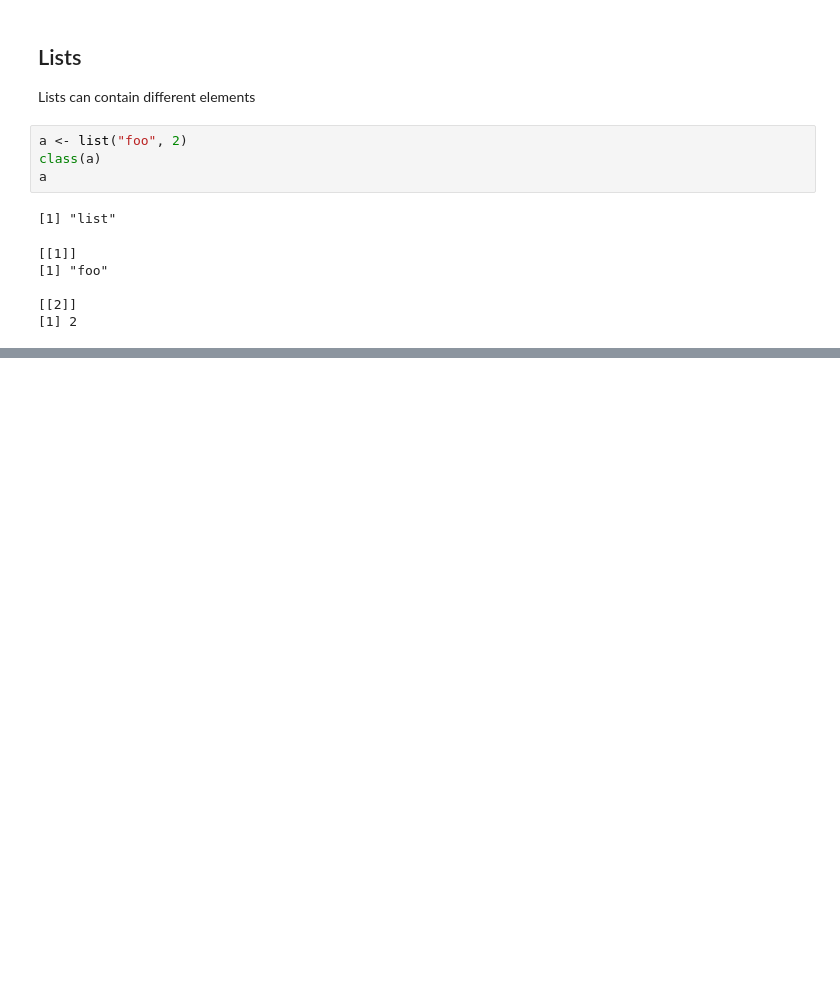
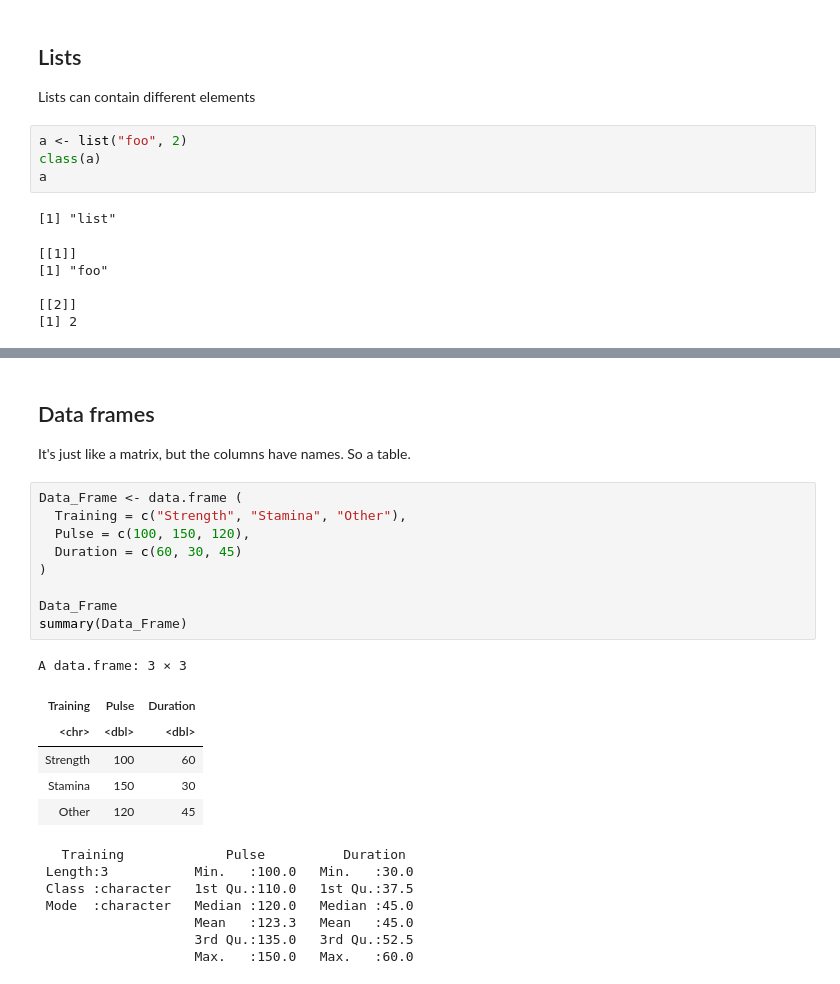
Before and after one commit to discapes/python-notebook, a Jupyter notebook: R_tutorial.ipynb, the cells around one changed output, grey strips where cells are left out. Drawn from its saved outputs; the diff is of its cells as text; blank space fills up the shorter version.

```diff
--- a/R_tutorial.ipynb
+++ b/R_tutorial.ipynb
@@ -422,0 +584,26 @@ class(c(5, "fased"))
+# %% [markdown]
+## Data frames
+It's just like a matrix, but the columns have names. So a table.
+# %%
+Data_Frame <- data.frame (
+  Training = c("Strength", "Stamina", "Other"),
+  Pulse = c(100, 150, 120),
+  Duration = c(60, 30, 45)
+)
+
+Data_Frame
+summary(Data_Frame)
+# %% [output]
+A data.frame: 3 × 3
+| Training | Pulse | Duration |
+| <chr> | <dbl> | <dbl> |
+| Strength | 100 | 60 |
+| Stamina | 150 | 30 |
+| Other | 120 | 45 |
+   Training             Pulse          Duration
+ Length:3           Min.   :100.0   Min.   :30.0
+ Class :character   1st Qu.:110.0   1st Qu.:37.5
+ Mode  :character   Median :120.0   Median :45.0
+                    Mean   :123.3   Mean   :45.0
+                    3rd Qu.:135.0   3rd Qu.:52.5
+                    Max.   :150.0   Max.   :60.0
```
Also changed, not shown: parts of 24 cells of this notebook, 5 other files.
